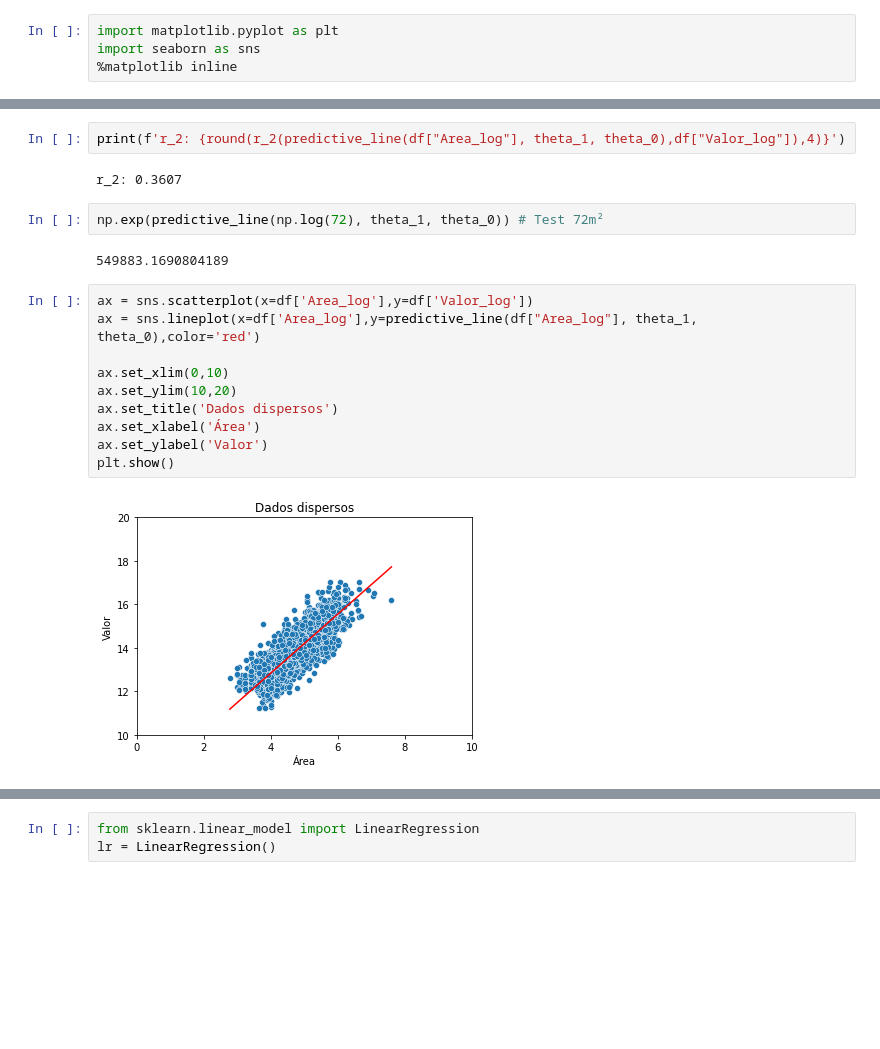
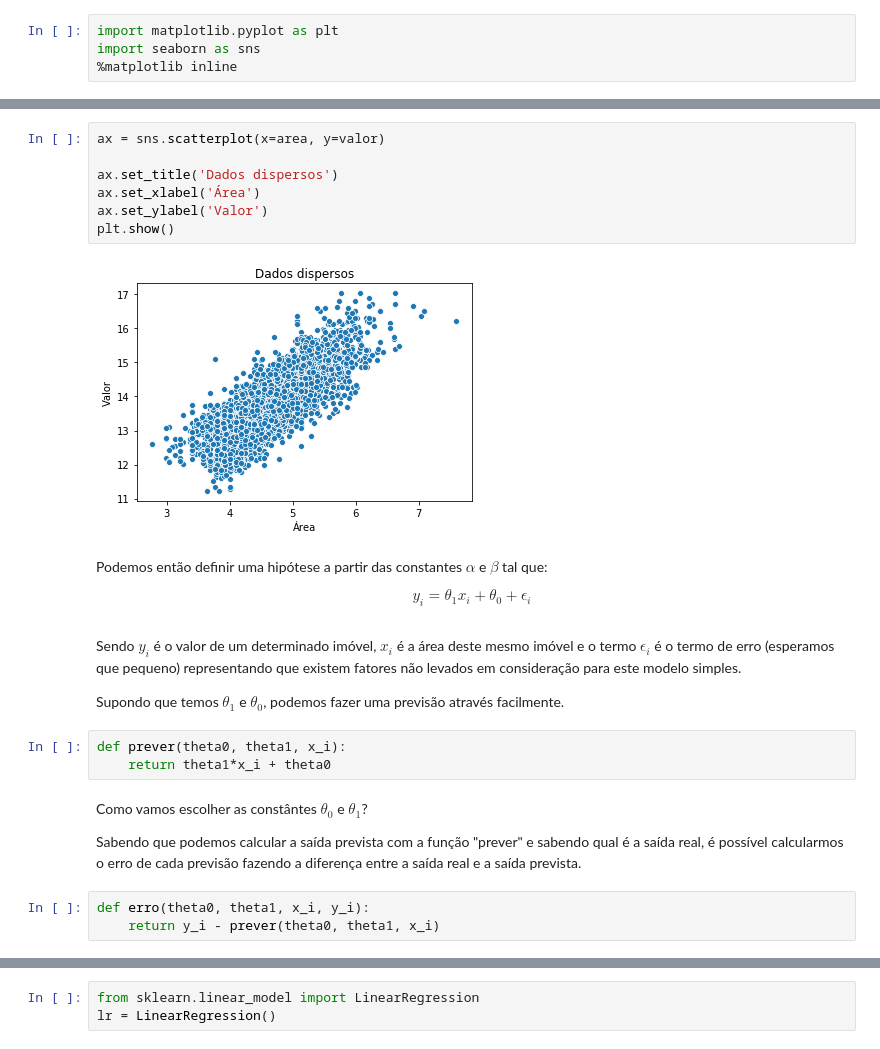
Before and after one commit to BrunoASNascimento/ml_study, a Jupyter notebook: linear regression/full_linear_regression.ipynb, the cells around one changed output, grey strips where cells are left out. Cells and saved outputs as stored; diff of their text form; blank space fills up the shorter version.

```diff
--- a/linear regression/full_linear_regression.ipynb
+++ b/linear regression/full_linear_regression.ipynb
@@ -149,20 +47,27 @@ mean_squared_error: 0.2961
-# %%
-print(f'r_2: {round(r_2(predictive_line(df["Area_log"], theta_1, theta_0),df["Valor_log"]),4)}')
-# %% [output]
-r_2: 0.3607
-# %%
-np.exp(predictive_line(np.log(72), theta_1, theta_0)) # Test 72m²
-# %% [output]
-549883.1690804189
-# %%
-ax = sns.scatterplot(x=df['Area_log'],y=df['Valor_log'])
-ax = sns.lineplot(x=df['Area_log'],y=predictive_line(df["Area_log"], theta_1, theta_0),color='red')
-
-ax.set_xlim(0,10)
-ax.set_ylim(10,20)
-ax.set_title('Dados dispersos')
-ax.set_xlabel('Área')
-ax.set_ylabel('Valor')
-plt.show()
-# %% [output]
-[figure, removed]
+# %%
+ax = sns.scatterplot(x=area, y=valor)
+
+ax.set_title('Dados dispersos')
+ax.set_xlabel('Área')
+ax.set_ylabel('Valor')
+plt.show()
+# %% [output]
+[figure, added]
+# %% [markdown]
+Podemos então definir uma hipótese a partir das constantes $\alpha$ e $\beta$ tal que:
+
+$$y_i = \theta_1 x_i + \theta_0 + \epsilon_i$$
+# %% [markdown]
+Sendo $y_i$ é o valor de um determinado imóvel, $x_i$ é a área deste mesmo imóvel e o termo $\epsilon_i$ é o termo de erro (esperamos que pequeno) representando que existem fatores não levados em consideração para este modelo simples.
+
+Supondo que temos $\theta_1$ e $\theta_0$, podemos fazer uma previsão através facilmente.
+# %%
+def prever(theta0, theta1, x_i):
+    return theta1*x_i + theta0
+# %% [markdown]
+Como vamos escolher as constântes $\theta_0$ e $\theta_1$?
+
+Sabendo que podemos calcular a saída prevista com a função "prever" e sabendo qual é a saída real, é possível calcularmos o erro de cada previsão fazendo a diferença entre a saída real e a saída prevista.
+# %%
+def erro(theta0, theta1, x_i, y_i):
+    return y_i - prever(theta0, theta1, x_i)
```
Also changed, not shown: parts of 86 cells of this notebook.
